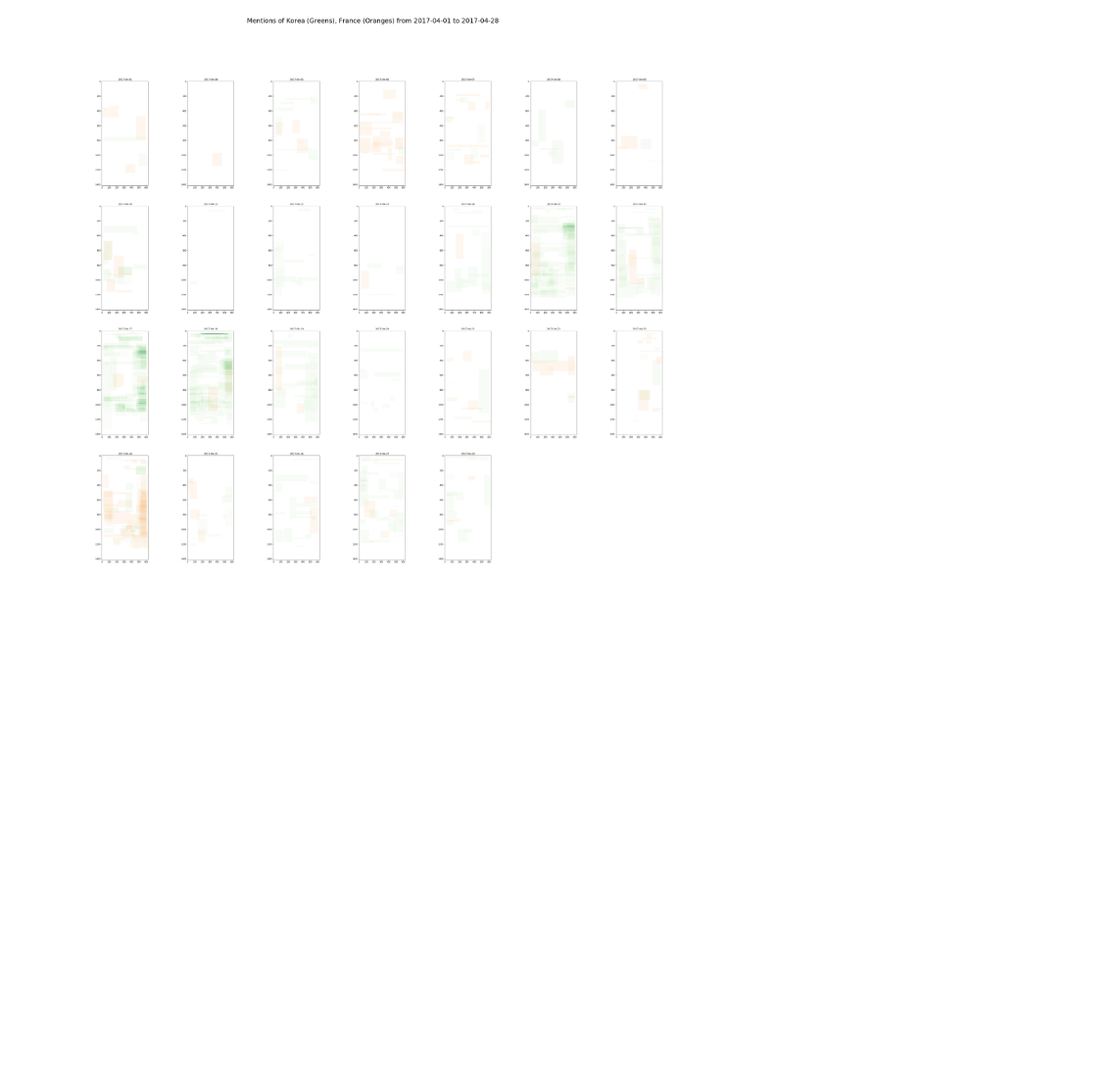
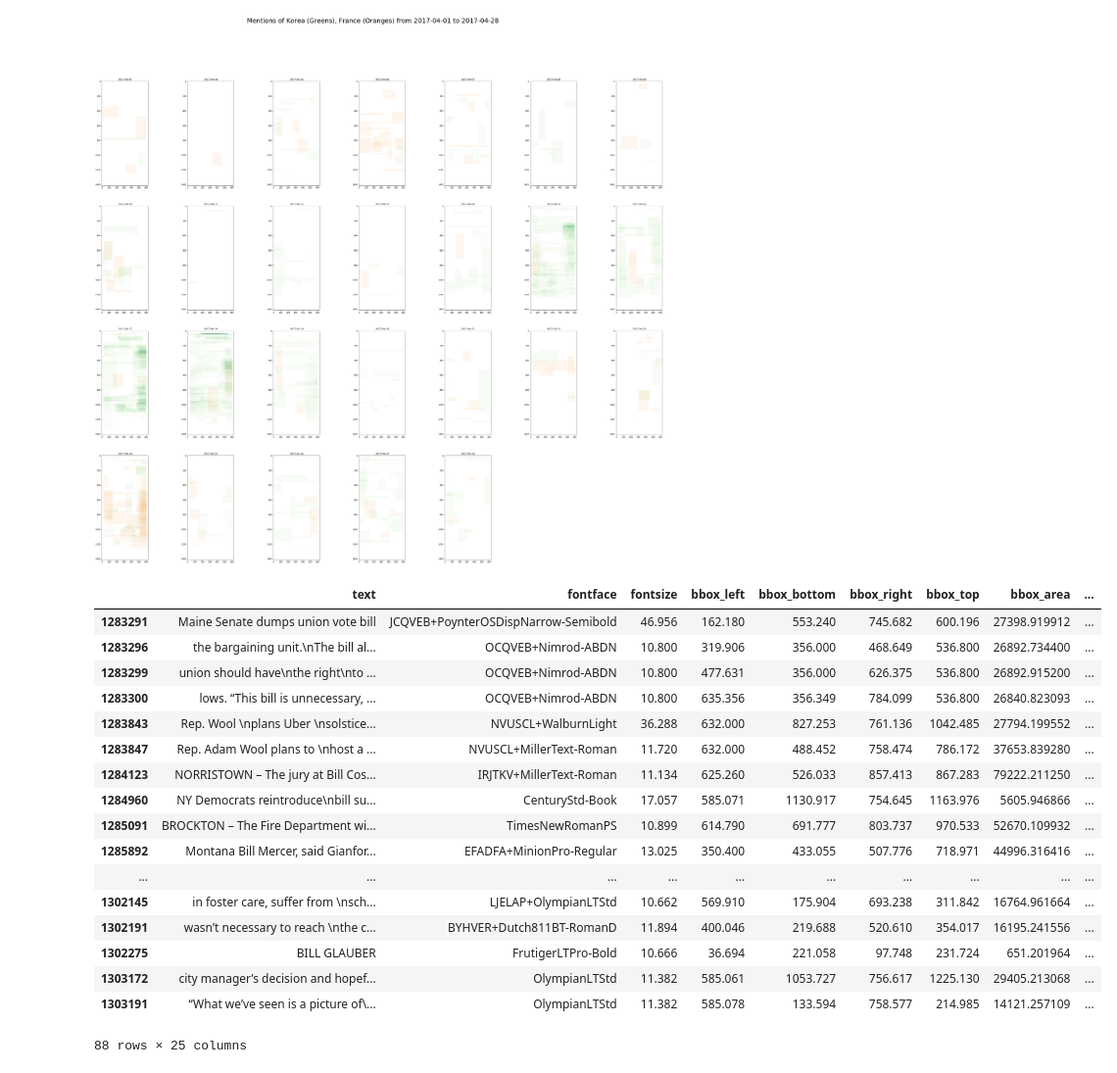
Before and after one commit to samzhang111/frontpages, a Jupyter notebook: analysis/tfidf_heatmaps.ipynb, the cells around one changed output. Shown at 98% size. Cells and saved outputs as stored; diff of their text form; code cells hidden in the pictures; blank space fills up the shorter version.

```diff
--- a/analysis/tfidf_heatmaps.ipynb
+++ b/analysis/tfidf_heatmaps.ipynb
@@ -195,3 +202,32 @@ plot_multiple_queries(['Korea', 'France'], ['Greens', 'Oranges'], df)
 # %% [output]
 16.518218623481779
 [figure]
+# %%
+last_few_days = df[df.date == datetime.date(2017, 6, 13)]
+# %%
+import datetime
+from functools import partial
+
+def isin(collection, query):
+    return query in collection
+
+last_few_days[last_few_days.bow.apply(partial(isin, query='bill'))]
+# %% [output]
+|  | text | fontface | fontsize | bbox_left | bbox_bottom | bbox_right | bbox_top | bbox_area | ... |
+| 1283291 | Maine Senate dumps union vote bill | JCQVEB+PoynterOSDispNarrow-Semibold | 46.956 | 162.180 | 553.240 | 745.682 | 600.196 | 27398.919912 | ... |
+| 1283296 | the bargaining unit.\nThe bill al... | OCQVEB+Nimrod-ABDN | 10.800 | 319.906 | 356.000 | 468.649 | 536.800 | 26892.734400 | ... |
+| 1283299 | union should have\nthe right\nto ... | OCQVEB+Nimrod-ABDN | 10.800 | 477.631 | 356.000 | 626.375 | 536.800 | 26892.915200 | ... |
+| 1283300 | lows. “This bill is unnecessary, ... | OCQVEB+Nimrod-ABDN | 10.800 | 635.356 | 356.349 | 784.099 | 536.800 | 26840.823093 | ... |
+| 1283843 | Rep. Wool \nplans Uber \nsolstice... | NVUSCL+WalburnLight | 36.288 | 632.000 | 827.253 | 761.136 | 1042.485 | 27794.199552 | ... |
+| 1283847 | Rep. Adam Wool plans to \nhost a ... | NVUSCL+MillerText-Roman | 11.720 | 632.000 | 488.452 | 758.474 | 786.172 | 37653.839280 | ... |
+| 1284123 | NORRISTOWN – The jury at Bill Cos... | IRJTKV+MillerText-Roman | 11.134 | 625.260 | 526.033 | 857.413 | 867.283 | 79222.211250 | ... |
+| 1284960 | NY Democrats reintroduce\nbill su... | CenturyStd-Book | 17.057 | 585.071 | 1130.917 | 754.645 | 1163.976 | 5605.946866 | ... |
+| 1285091 | BROCKTON – The Fire Department wi... | TimesNewRomanPS | 10.899 | 614.790 | 691.777 | 803.737 | 970.533 | 52670.109932 | ... |
+| 1285892 | Montana Bill Mercer, said Gianfor... | EFADFA+MinionPro-Regular | 13.025 | 350.400 | 433.055 | 507.776 | 718.971 | 44996.316416 | ... |
+| ... | ... | ... | ... | ... | ... | ... | ... | ... | ... |
+| 1302145 | in foster care, suffer from \nsch... | LJELAP+OlympianLTStd | 10.662 | 569.910 | 175.904 | 693.238 | 311.842 | 16764.961664 | ... |
+| 1302191 | wasn’t necessary to reach \nthe c... | BYHVER+Dutch811BT-RomanD | 11.894 | 400.046 | 219.688 | 520.610 | 354.017 | 16195.241556 | ... |
+| 1302275 | BILL GLAUBER | FrutigerLTPro-Bold | 10.666 | 36.694 | 221.058 | 97.748 | 231.724 | 651.201964 | ... |
+| 1303172 | city manager’s decision and hopef... | OlympianLTStd | 11.382 | 585.061 | 1053.727 | 756.617 | 1225.130 | 29405.213068 | ... |
+| 1303191 | “What we’ve seen is a picture of\... | OlympianLTStd | 11.382 | 585.078 | 133.594 | 758.577 | 214.985 | 14121.257109 | ... |
+88 rows × 25 columns
```
Also changed, not shown: parts of 7 cells of this notebook, 15 other files.
